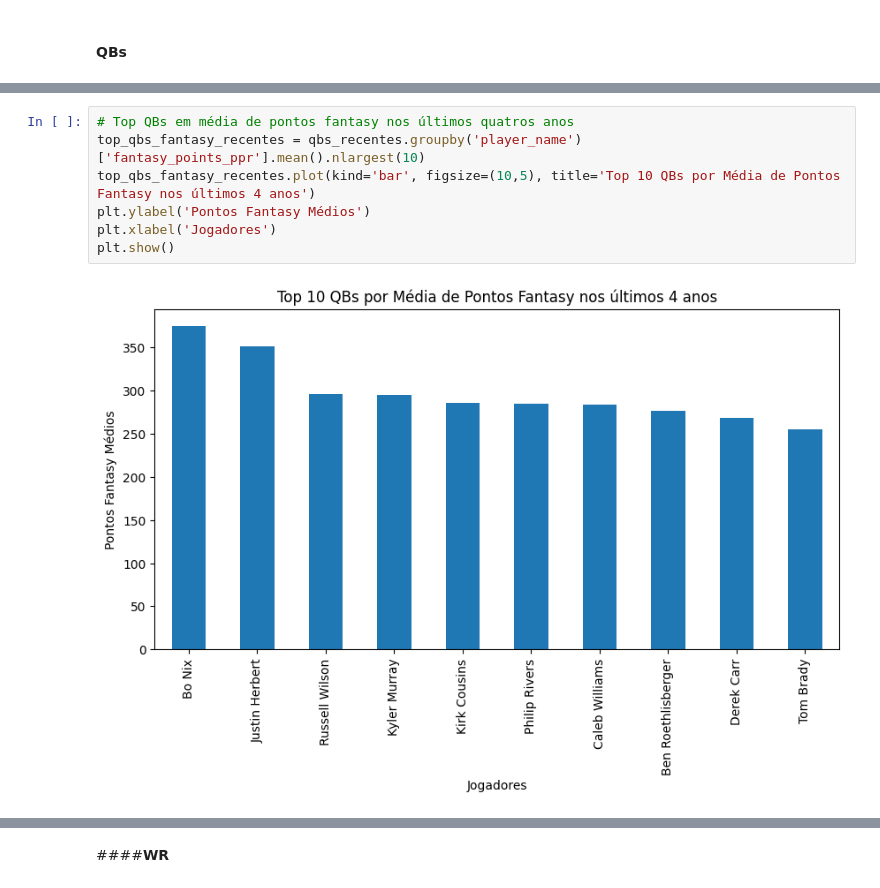
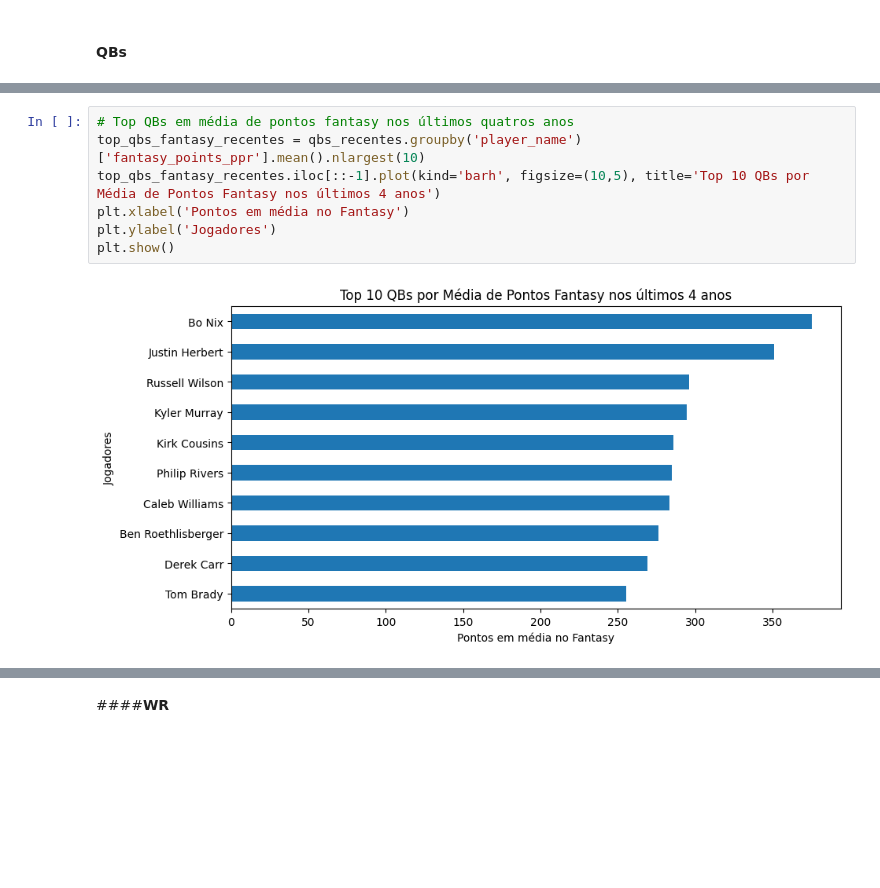
Before and after one commit to CarlosSotero/NFL_Stats_Players, a Jupyter notebook: NFL_Moderna.ipynb, the cells around one changed output, grey strips where cells are left out. Drawn from its saved outputs; the diff is of its cells as text; blank space fills up the shorter version.

```diff
--- a/NFL_Moderna.ipynb
+++ b/NFL_Moderna.ipynb
@@ -498,12 +495,12 @@ plt.show()
 # %%
 # Top QBs em média de pontos fantasy nos últimos quatros anos
 top_qbs_fantasy_recentes = qbs_recentes.groupby('player_name')['fantasy_points_ppr'].mean().nlargest(10)
-top_qbs_fantasy_recentes.plot(kind='bar', figsize=(10,5), title='Top 10 QBs por Média de Pontos Fantasy nos últimos 4 anos')
-plt.ylabel('Pontos Fantasy Médios')
-plt.xlabel('Jogadores')
+top_qbs_fantasy_recentes.iloc[::-1].plot(kind='barh', figsize=(10,5), title='Top 10 QBs por Média de Pontos Fantasy nos últimos 4 anos')
+plt.xlabel('Pontos em média no Fantasy')
+plt.ylabel('Jogadores')
 plt.show()
 # %% [output]
-[figure, old version]
+[figure, new version]
 # %%
 # Top QBs com mais passes completados
 top_qbs_compl = qbs.groupby('player_name')['complete_pass'].sum().nlargest(10)
```
Also changed, not shown: parts of 71 cells of this notebook.
